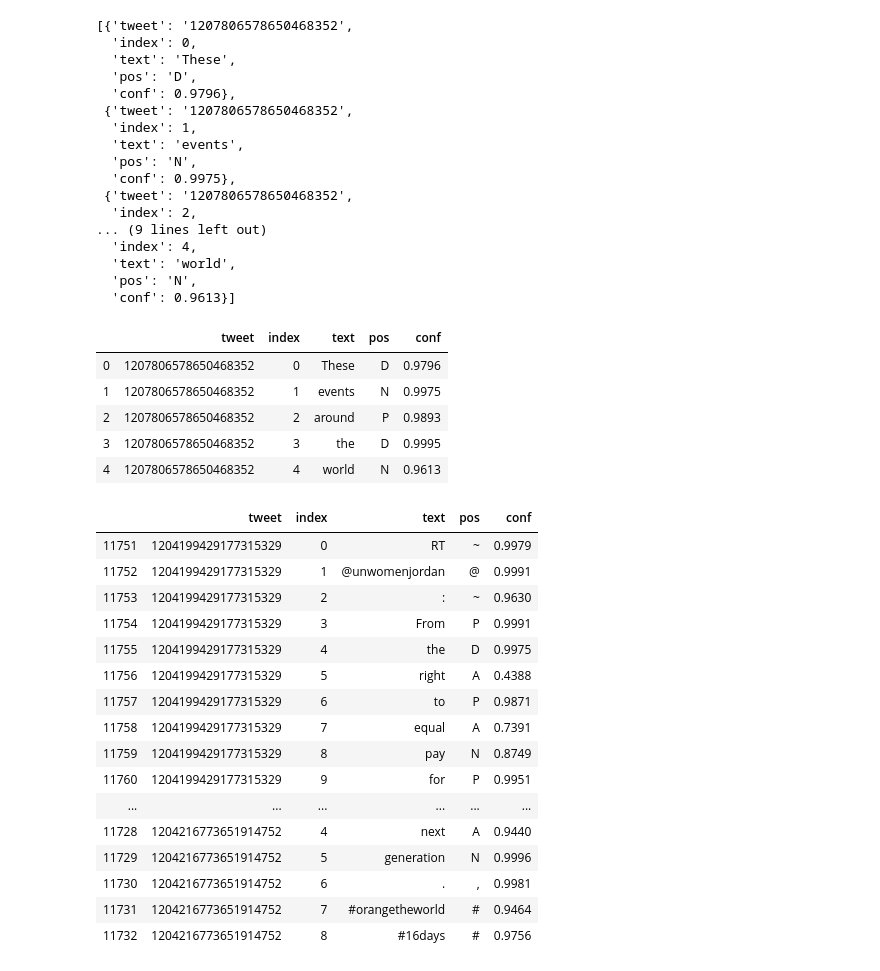
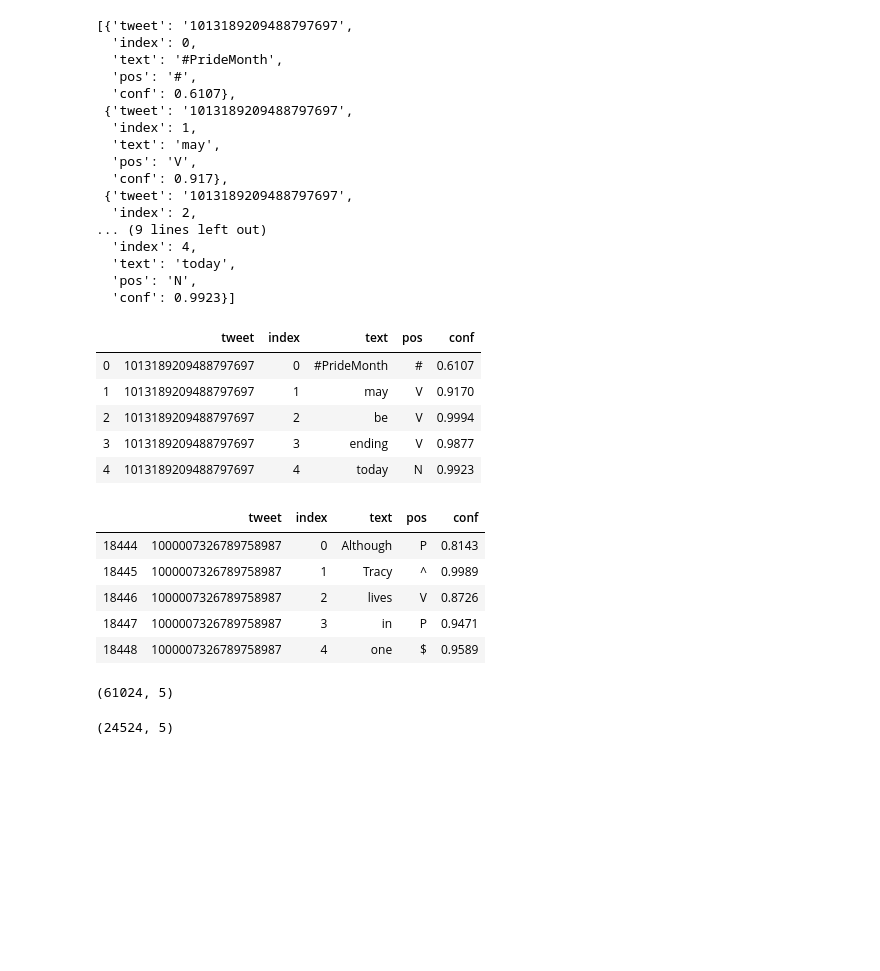
Before and after one commit to damiclem/feminism_network, a Jupyter notebook: parse_tweets.ipynb, the cells around one changed output. Drawn from its saved outputs; the diff is of its cells as text; code cells hidden in the pictures; blank space fills up the shorter version.

```diff
--- a/parse_tweets.ipynb
+++ b/parse_tweets.ipynb
@@ -18,8 +23,15 @@ WORDS_PATH = 'data/database/words.csv'
 # %%
 # Load tweets dataset
 tweets = pd.read_csv('data/database/tweets.csv', dtype={
-    'id_str': str
+    'id_str': np.unicode_,
+    'created_at': np.unicode_
 })
+
+# Parse created_at attribute to Datetime format
+tweets.created_at = pd.to_datetime(tweets.created_at, format='%a %b %d %H:%M:%S %z %Y')
+
+# Sort by date descending
+tweets.sort_values(by='created_at', ascending=False, inplace=True)
 
 # Show few lines of the dataset
 tweets.head()
@@ -58,7 +58,6 @@ def pos_tag(tweets):
     return runtagger_parse(tweets, run_tagger_cmd=ARK_TWEET_NLP_PATH)
 # %%
 # Tag each tweet in dataset
-tweets.loc[:,'text'] = tweets.text.apply(expand_contractions,axis = 1)
 tagged_tweets = pos_tag(tweets.loc[:, 'text'].values)
 tagged_tweets[:5]
 # %% [output]
@@ -88,53 +103,54 @@ for i, tagged_tweet in enumerate(tagged_tweets):
 # Show first 5 tagged tweets objects
 tagged_words[:5]
 # %% [output]
-[{'tweet': '1207806578650468352',
+[{'tweet': '1013189209488797697',
   'index': 0,
-  'text': 'These',
-  'pos': 'D',
-  'conf': 0.9796},
- {'tweet': '1207806578650468352',
+  'text': '#PrideMonth',
+  'pos': '#',
+  'conf': 0.6107},
+ {'tweet': '1013189209488797697',
   'index': 1,
-  'text': 'events',
-  'pos': 'N',
-  'conf': 0.9975},
- {'tweet': '1207806578650468352',
+  'text': 'may',
+  'pos': 'V',
+  'conf': 0.917},
+ {'tweet': '1013189209488797697',
   'index': 2,
 ... (9 lines left out)
   'index': 4,
-  'text': 'world',
+  'text': 'today',
   'pos': 'N',
-  'conf': 0.9613}]
+  'conf': 0.9923}]
 # %%
 # Turn tagged words list into a Pandas DataFrame object
 words = pd.DataFrame(tagged_words)
 words.head()
 # %% [output]
 |  | tweet | index | text | pos | conf |
-| 0 | 1207806578650468352 | 0 | These | D | 0.9796 |
-| 1 | 1207806578650468352 | 1 | events | N | 0.9975 |
-| 2 | 1207806578650468352 | 2 | around | P | 0.9893 |
-| 3 | 1207806578650468352 | 3 | the | D | 0.9995 |
-| 4 | 1207806578650468352 | 4 | world | N | 0.9613 |
+| 0 | 1013189209488797697 | 0 | #PrideMonth | # | 0.6107 |
+| 1 | 1013189209488797697 | 1 | may | V | 0.9170 |
+| 2 | 1013189209488797697 | 2 | be | V | 0.9994 |
+| 3 | 1013189209488797697 | 3 | ending | V | 0.9877 |
+| 4 | 1013189209488797697 | 4 | today | N | 0.9923 |
 # %%
 # Sort by tweet id and word index
 words.sort_values(by=['tweet', 'index'], ascending=True, inplace=True)
-words.head(50)
+words.head()
 # %% [output]
 |  | tweet | index | text | pos | conf |
-| 11751 | 1204199429177315329 | 0 | RT | ~ | 0.9979 |
-| 11752 | 1204199429177315329 | 1 | @unwomenjordan | @ | 0.9991 |
-| 11753 | 1204199429177315329 | 2 | : | ~ | 0.9630 |
-| 11754 | 1204199429177315329 | 3 | From | P | 0.9991 |
-| 11755 | 1204199429177315329 | 4 | the | D | 0.9975 |
-| 11756 | 1204199429177315329 | 5 | right | A | 0.4388 |
-| 11757 | 1204199429177315329 | 6 | to | P | 0.9871 |
-| 11758 | 1204199429177315329 | 7 | equal | A | 0.7391 |
-| 11759 | 1204199429177315329 | 8 | pay | N | 0.8749 |
-| 11760 | 1204199429177315329 | 9 | for | P | 0.9951 |
-| ... | ... | ... | ... | ... | ... |
-| 11728 | 1204216773651914752 | 4 | next | A | 0.9440 |
-| 11729 | 1204216773651914752 | 5 | generation | N | 0.9996 |
-| 11730 | 1204216773651914752 | 6 | . | , | 0.9981 |
-| 11731 | 1204216773651914752 | 7 | #orangetheworld | # | 0.9464 |
-| 11732 | 1204216773651914752 | 8 | #16days | # | 0.9756 |
+| 18444 | 1000007326789758987 | 0 | Although | P | 0.8143 |
+| 18445 | 1000007326789758987 | 1 | Tracy | ^ | 0.9989 |
+| 18446 | 1000007326789758987 | 2 | lives | V | 0.8726 |
+| 18447 | 1000007326789758987 | 3 | in | P | 0.9471 |
+| 18448 | 1000007326789758987 | 4 | one | $ | 0.9589 |
+# %%
+# Remove tags whose confidence is below 0.9
+words = words[words.conf > 0.9]
+words.shape
+# %% [output]
+(61024, 5)
+# %%
+# Keep only nouns (N), verbs (V), adverbs (R) and adjectives (A)
+words = words[words.pos.isin(['N', 'V', 'R', 'A'])]
+words.shape
+# %% [output]
+(24524, 5)
```
Also changed, not shown: parts of 8 cells of this notebook, 11 other files.
